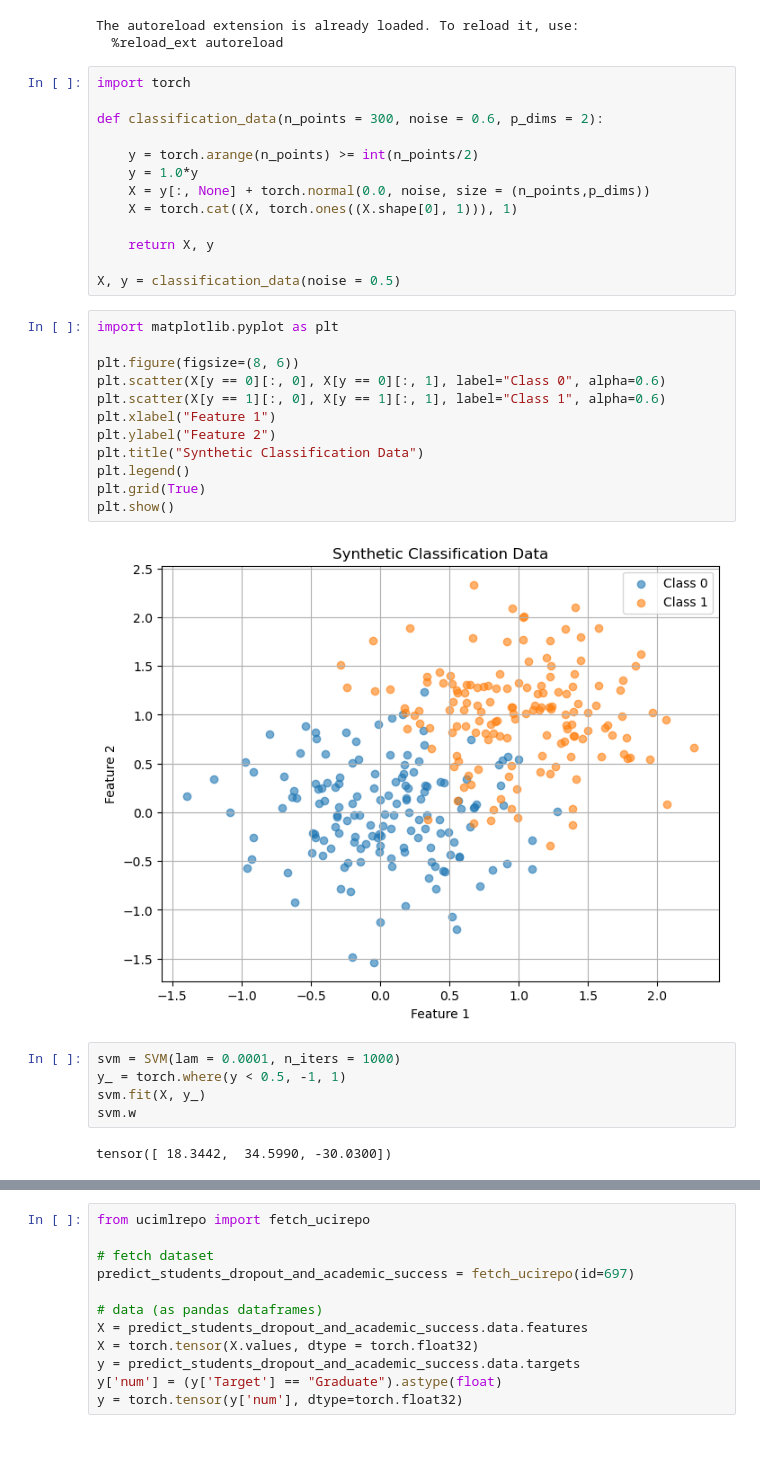
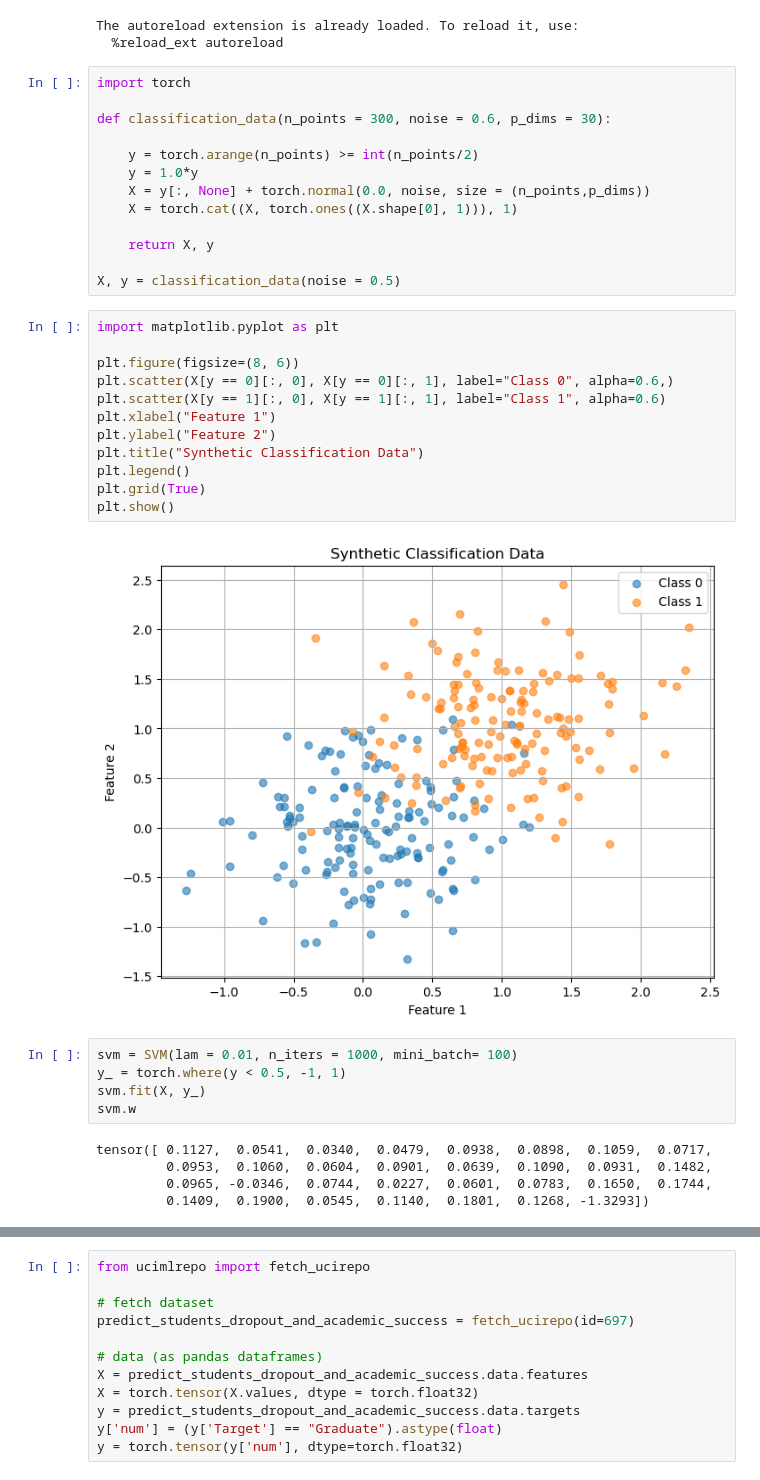
Before and after one commit to EpicET/cs0451-pneumonia-detection, a Jupyter notebook: index.ipynb, the cells around one changed output, grey strips where cells are left out. Saved outputs shown, nothing was run; the diff lists cells and outputs as text; blank space fills up the shorter version.

```diff
--- a/index.ipynb
+++ b/index.ipynb
@@ -8,7 +8,7 @@ The autoreload extension is already loaded. To reload it, use:
 # %%
 import torch
 
-def classification_data(n_points = 300, noise = 0.6, p_dims = 2):
+def classification_data(n_points = 300, noise = 0.6, p_dims = 30):
 
     y = torch.arange(n_points) >= int(n_points/2)
     y = 1.0*y
@@ -21,24 +21,27 @@ X, y = classification_data(noise = 0.5)
 # %%
 import matplotlib.pyplot as plt
 
 plt.figure(figsize=(8, 6))
-plt.scatter(X[y == 0][:, 0], X[y == 0][:, 1], label="Class 0", alpha=0.6)
+plt.scatter(X[y == 0][:, 0], X[y == 0][:, 1], label="Class 0", alpha=0.6,)
 plt.scatter(X[y == 1][:, 0], X[y == 1][:, 1], label="Class 1", alpha=0.6)
 plt.xlabel("Feature 1")
 plt.ylabel("Feature 2")
 plt.title("Synthetic Classification Data")
 plt.legend()
 plt.grid(True)
 plt.show()
 # %% [output]
-[figure, old version]
+[figure, new version]
 # %%
-svm = SVM(lam = 0.0001, n_iters = 1000)
+svm = SVM(lam = 0.01, n_iters = 1000, mini_batch= 100)
 y_ = torch.where(y < 0.5, -1, 1)
 svm.fit(X, y_)
 svm.w
 # %% [output]
-tensor([ 18.3442,  34.5990, -30.0300])
+tensor([ 0.1127,  0.0541,  0.0340,  0.0479,  0.0938,  0.0898,  0.1059,  0.0717,
+         0.0953,  0.1060,  0.0604,  0.0901,  0.0639,  0.1090,  0.0931,  0.1482,
+         0.0965, -0.0346,  0.0744,  0.0227,  0.0601,  0.0783,  0.1650,  0.1744,
+         0.1409,  0.1900,  0.0545,  0.1140,  0.1801,  0.1268, -1.3293])
 # %%
 plt.figure(figsize=(8, 6))
 plt.scatter(X[y == 0][:, 0], X[y == 0][:, 1], label="Class 0", alpha=0.6)
```
Also changed, not shown: parts of 5 cells of this notebook, 4 other files.
